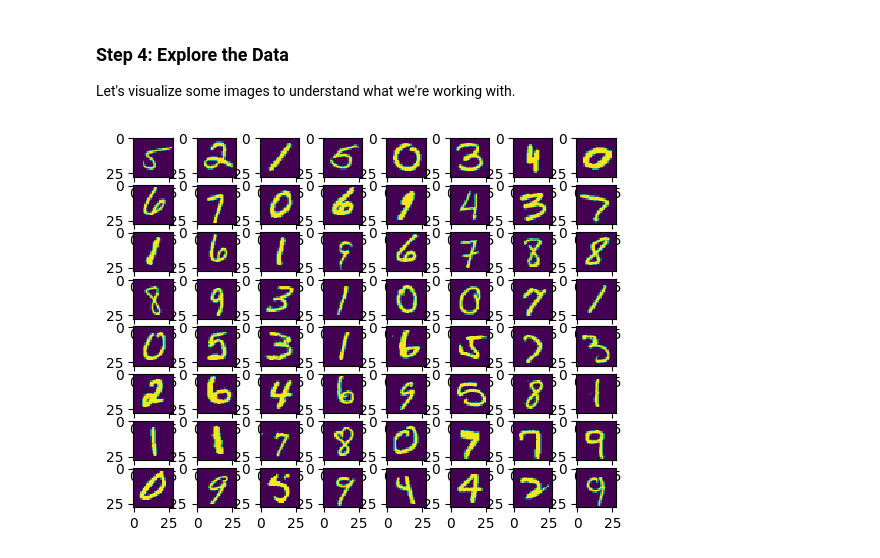
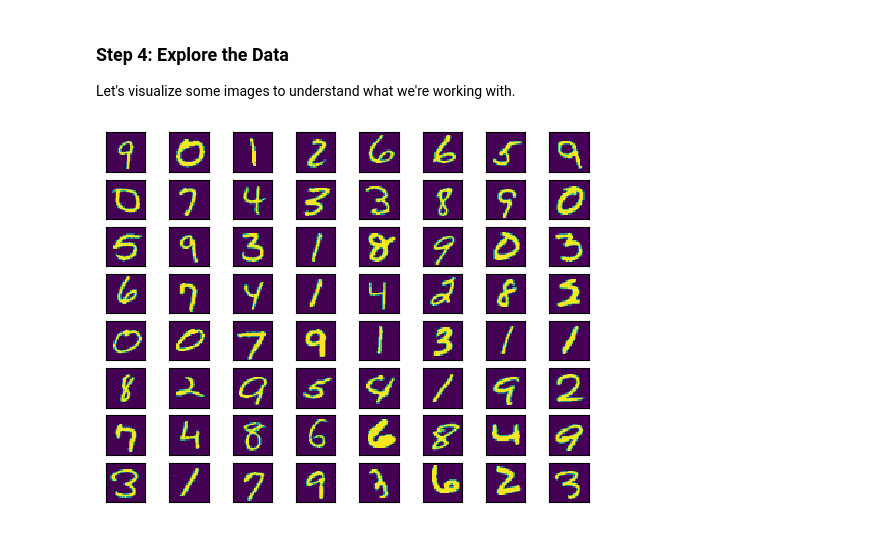
Before and after one commit to MiladQolami/Mathematical-tools-for-neuroscience, a Jupyter notebook: Machine_Learning/IntroToPytorch.ipynb, the cells around one changed output. Drawn from its saved outputs; the diff is of its cells as text; code cells hidden in the pictures.

```diff
--- a/Machine_Learning/IntroToPytorch.ipynb
+++ b/Machine_Learning/IntroToPytorch.ipynb
@@ -350,11 +378,13 @@ batchNumber,(exampleData,exampleTargets) = next(examples) # exampleData contains
 # %%
 fig = plt.figure()
 for i in range(exampleData.size(0)):
 
   plt.subplot(8,8,i+1)
   plt.imshow(exampleData[i][0],interpolation='none')
-  plt.xticks(ticks=None)
+  plt.xticks([])
+  plt.yticks([])
+
 
 plt.show()
 # %% [output]
-[figure, old version]
+[figure, new version]
```
Also changed, not shown: parts of 3 cells of this notebook.
